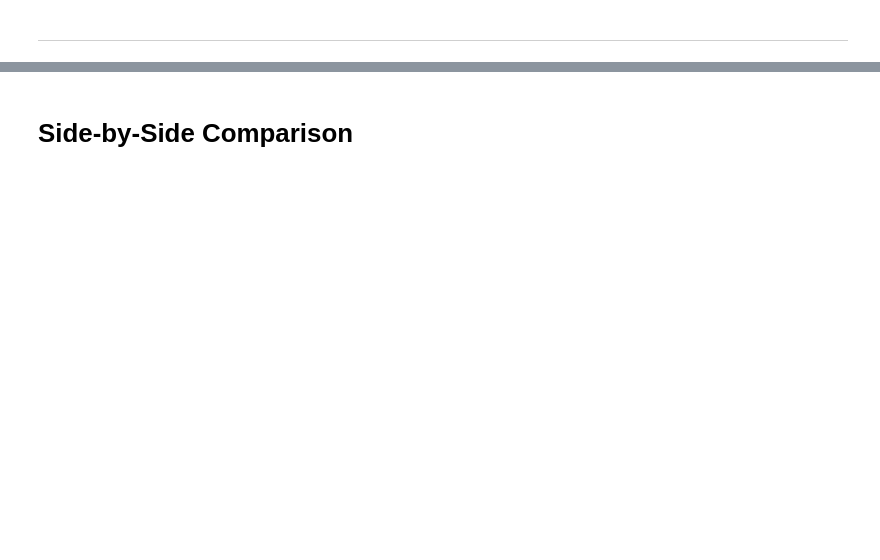
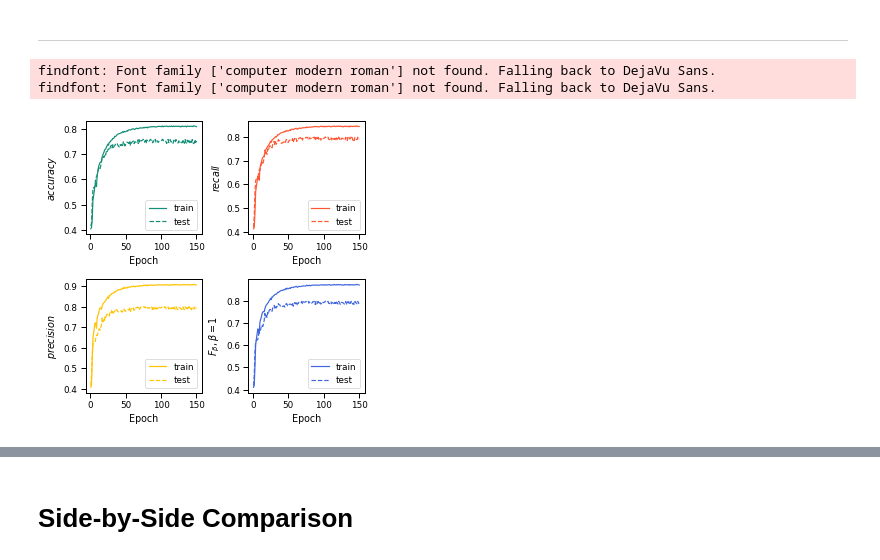
Before and after one commit to johanneshoetter/pointer_sort, a Jupyter notebook: PerformanceVisualization.ipynb, the cells around one changed output, grey strips where cells are left out. Drawn from its saved outputs; the diff is of its cells as text; code cells hidden in the pictures; blank space fills up the shorter version.

```diff
--- a/PerformanceVisualization.ipynb
+++ b/PerformanceVisualization.ipynb
@@ -20,6 +27,25 @@ def mean_confidence_interval(data, confidence=0.95):
     m, se = np.mean(a), scipy.stats.sem(a)
     h = se * scipy.stats.t.ppf((1 + confidence) / 2., n-1)
     return m, h
+# %%
+colors = {
+    'accuracy': '#148F77',
+    'recall': '#FF5733',
+    'precision': '#FFC300',
+    'fbeta': '#4167DF'
+}
+names = {
+    'accuracy': r'$accuracy$',
+    'recall': r'$recall$',
+    'precision': r'$precision$',
+    'fbeta': r'$F_{\beta}, \beta = 1$'
+}
+positions = {
+    'accuracy': '0,0',
+    'recall': '0,1',
+    'precision': '1,0',
+    'fbeta': '1,1'
+}
 # %% [markdown]
 # Net-specific analysis
 # %%
@@ -53,17 +79,23 @@ log_df.head()
 # %% [markdown]
 ---
 # %%
-def plot_metric(metric, path):
-    plt.figure(figsize=(10,10))
+fig, axs = plt.subplots(2,2, figsize=(5, 5))
+plt.subplots_adjust(wspace=0.4, hspace=0.4)
+for metric in colors.keys():
     x = log_df['epoch'].values
     y = log_df['train_{}'.format(metric)].values
-    plt.plot(x,y, label='train')
+    position = [int(p) for p in positions[metric].split(',')]
+    ax = axs[position[0], position[1]]
+    ax.plot(x,y, label='train', color=colors[metric])
+
     y = log_df['test_{}'.format(metric)].values
-    plt.plot(x,y, label='test')
-    plt.ylabel('{}'.format(metric))
-    plt.xlabel('Epoch')
-    plt.title('Performance of SchemaPointer')
-    plt.legend()
-    if path is not None:
-        plt.savefig('figures/{}.jpg'.format(path), bbox_inches = 'tight')
-    plt.show();
+    ax.plot(x,y, label='test', linestyle='--', color=colors[metric])
+    ax.set_ylabel('{}'.format(names[metric]))
+    ax.set_xlabel('Epoch')
+    ax.legend()
+plt.savefig('figures/{}/training.jpg'.format(version), bbox_inches = 'tight')
+plt.show();
+# %% [output]
+findfont: Font family ['computer modern roman'] not found. Falling back to DejaVu Sans.
+findfont: Font family ['computer modern roman'] not found. Falling back to DejaVu Sans.
+[figure, added]
```
Also changed, not shown: parts of 17 cells of this notebook, 36 other files.
